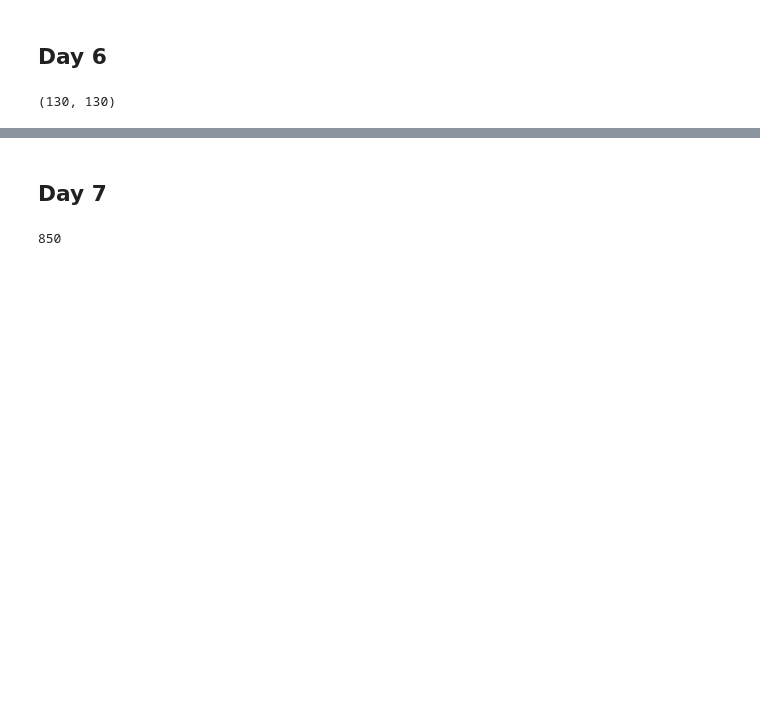
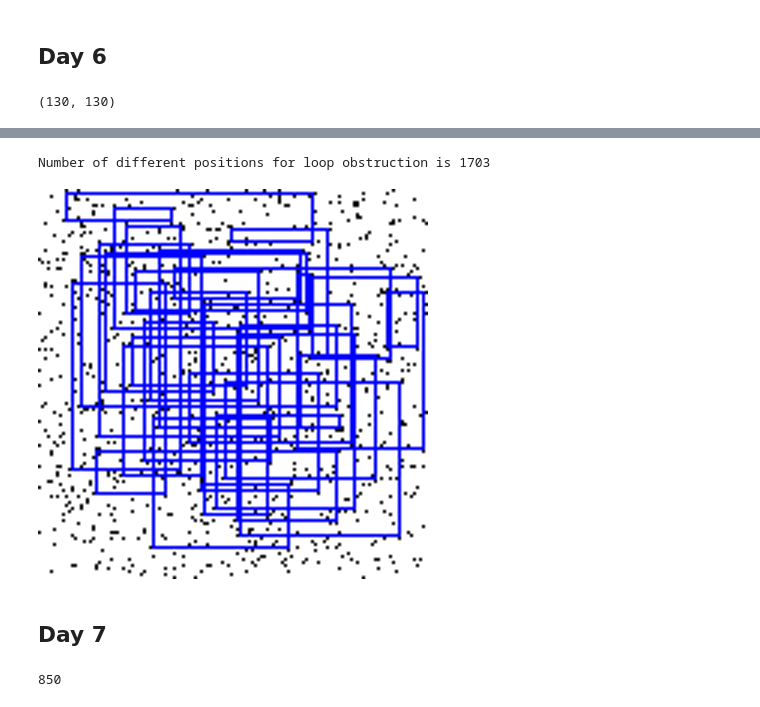
Before and after one commit to davidmiheev/aoc-2024, a Jupyter notebook: advent_of_code_2024.ipynb, the cells around one changed output, grey strips where cells are left out. Saved outputs shown, nothing was run; the diff lists cells and outputs as text; code cells hidden in the pictures; blank space fills up the shorter version.

```diff
--- a/advent_of_code_2024.ipynb
+++ b/advent_of_code_2024.ipynb
@@ -482,3 +349,58 @@ Number of valid positions: 1703
+# %%
+def find_number_of_possible_loops(lines, seen, init_pos, init_dir):
+    lines = [list(line[:-1]) for line in lines]
+
+    loop_obs = set()
+    for pos in seen:
+        # Check for loops
+        lines[pos[0]][pos[1]] = '#'
+        _, _, is_loop = simulate_route(lines, init_pos, init_dir)
+        if is_loop and pos != init_pos:
+            loop_obs.add(pos)
+        lines[pos[0]][pos[1]] = '.'
+
+    return len(loop_obs)
+
+init_pos, init_dir = get_init_guard_pos(lines)
+cnt_loop_obs = find_number_of_possible_loops(lines, seen, init_pos, init_dir)
+print(f'Number of different positions for loop obstruction is {cnt_loop_obs}')
+# %% [output]
+Number of different positions for loop obstruction is 1703
+# %%
+def draw_picture(lines, seen):
+    from PIL import Image, ImageDraw
+    w, h = 130, 130
+    img = Image.new('RGB', (w, h), color = 'white')
+    draw = ImageDraw.Draw(img)
+    for r in range(w):
+        for c in range(h):
+            if (r, c) in seen:
+                draw.point((c, r), fill='blue')
+            if lines[r][c] == '#':
+                draw.point((c, r), fill='black')
+
+    # lets scale the image
+    img = img.resize((3 * w, 3 * h))
+    img.show()
+
+def visualize_possible_loops(lines, route, init_pos, init_dir):
+    lines = [list(line[:-1]) for line in lines]
+
+    loops = set()
+    for i, (pos, _) in enumerate(route):
+        # Check for loops
+        lines[pos[0]][pos[1]] = '#'
+        seen, _, is_loop = simulate_route(lines, init_pos, init_dir)
+        if is_loop and pos != init_pos and not loops:
+            loops |= seen
+        lines[pos[0]][pos[1]] = '.'
+
+    draw_picture(lines, loops)
+
+init_pos, init_dir = get_init_guard_pos(lines)
+visualize_possible_loops(lines, route, init_pos, init_dir)
+# %% [output]
+[figure, added]
 # %% [markdown]
 ## Day 7
 # %%
```
Also changed, not shown: parts of 27 cells of this notebook.
